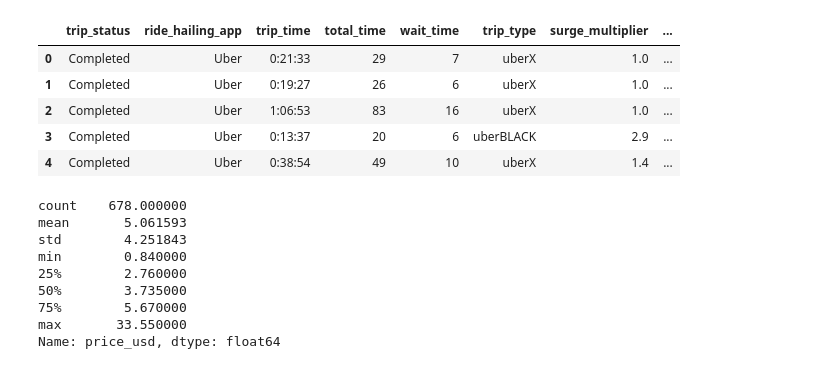
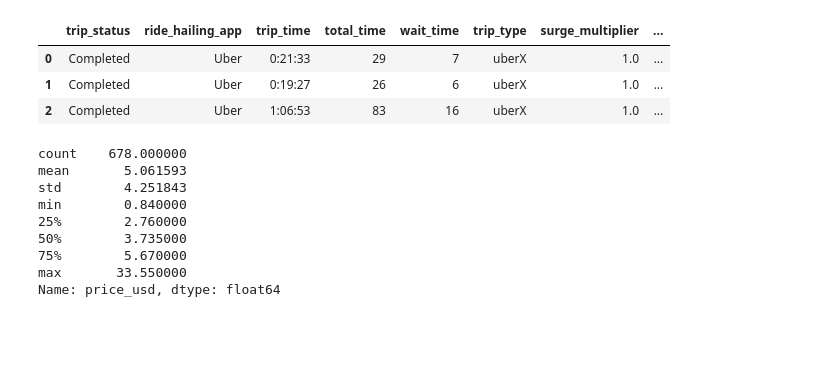
Before and after one commit to DanielHVJ/Blog, a Jupyter notebook: EDA.ipynb, the cells around one changed output. Drawn from its saved outputs; the diff is of its cells as text; code cells hidden in the pictures; blank space fills up the shorter version.

```diff
--- a/EDA.ipynb
+++ b/EDA.ipynb
@@ -12,14 +12,12 @@ warnings.filterwarnings('ignore')
 from IPython.display import HTML
 # %%
 df = pd.read_csv('rus2.csv')
-df.head()
+df.head(3)
 # %% [output]
 |  | trip_status | ride_hailing_app | trip_time | total_time | wait_time | trip_type | surge_multiplier | ... |
 | 0 | Completed | Uber | 0:21:33 | 29 | 7 | uberX | 1.0 | ... |
 | 1 | Completed | Uber | 0:19:27 | 26 | 6 | uberX | 1.0 | ... |
 | 2 | Completed | Uber | 1:06:53 | 83 | 16 | uberX | 1.0 | ... |
-| 3 | Completed | Uber | 0:13:37 | 20 | 6 | uberBLACK | 2.9 | ... |
-| 4 | Completed | Uber | 0:38:54 | 49 | 10 | uberX | 1.4 | ... |
 # %%
 df['price_usd'].describe()
 # %% [output]
```
Also changed, not shown: 2 other files.
